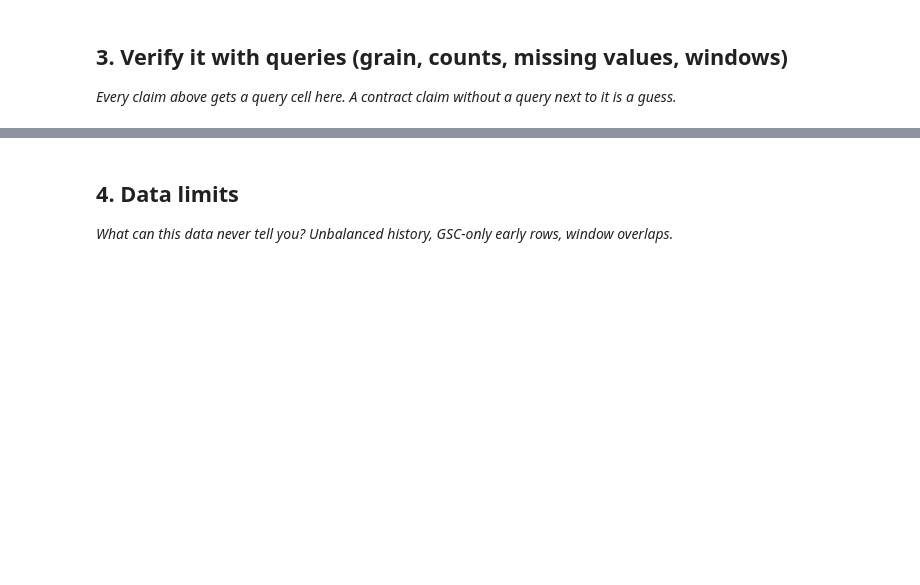
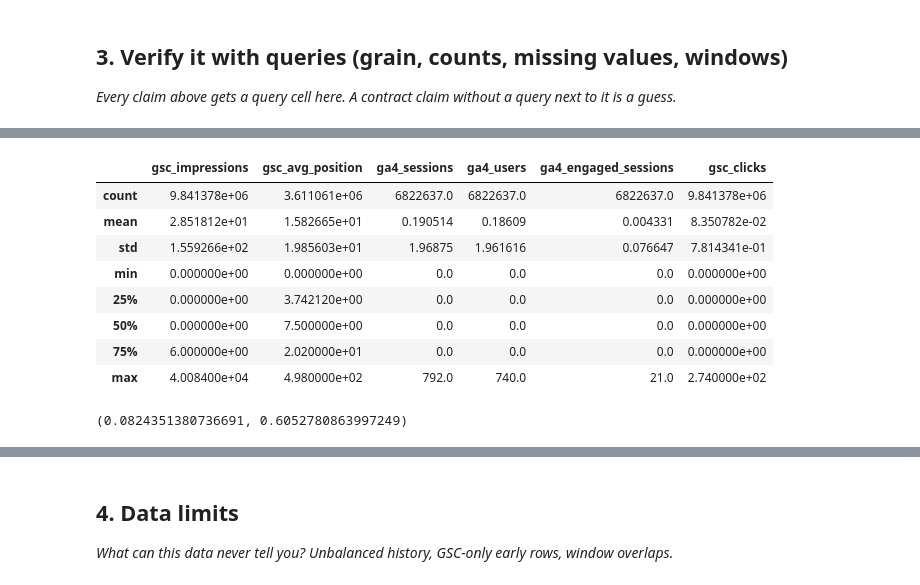
Before and after one commit to Rowan-ali/flyrank-ml-internship, a Jupyter notebook: work/notebooks/w03_data_contract.ipynb, the cells around one changed output, grey strips where cells are left out. Cells and saved outputs as stored; diff of their text form; code cells hidden in the pictures; blank space fills up the shorter version.

```diff
--- a/work/notebooks/w03_data_contract.ipynb
+++ b/work/notebooks/w03_data_contract.ipynb
@@ -29,0 +286,15 @@ This skeleton is yours to fill. Work the sections **in order** — each one has
+# %%
+feature_frame = con.sql(f"""
+SELECT
+    client_hash_id,
+    content_hash_id,
+    gsc_impressions,
+    gsc_avg_position,
+    ga4_sessions,
+    ga4_users,
+    ga4_engaged_sessions,
+    gsc_clicks
+FROM {MAR}
+""").df()
+
+feature_frame.head()
@@ -29,0 +335,58 @@ This skeleton is yours to fill. Work the sections **in order** — each one has
+# %%
+feature_frame.describe()
+# %% [output]
+|  | gsc_impressions | gsc_avg_position | ga4_sessions | ga4_users | ga4_engaged_sessions | gsc_clicks |
+| count | 9.841378e+06 | 3.611061e+06 | 6822637.0 | 6822637.0 | 6822637.0 | 9.841378e+06 |
+| mean | 2.851812e+01 | 1.582665e+01 | 0.190514 | 0.18609 | 0.004331 | 8.350782e-02 |
+| std | 1.559266e+02 | 1.985603e+01 | 1.96875 | 1.961616 | 0.076647 | 7.814341e-01 |
+| min | 0.000000e+00 | 0.000000e+00 | 0.0 | 0.0 | 0.0 | 0.000000e+00 |
+| 25% | 0.000000e+00 | 3.742120e+00 | 0.0 | 0.0 | 0.0 | 0.000000e+00 |
+| 50% | 0.000000e+00 | 7.500000e+00 | 0.0 | 0.0 | 0.0 | 0.000000e+00 |
+| 75% | 6.000000e+00 | 2.020000e+01 | 0.0 | 0.0 | 0.0 | 0.000000e+00 |
+| max | 4.008400e+04 | 4.980000e+02 | 792.0 | 740.0 | 21.0 | 2.740000e+02 |
+# %%
+from sklearn.model_selection import train_test_split
+from sklearn.pipeline import Pipeline
+from sklearn.impute import SimpleImputer
+from sklearn.ensemble import RandomForestRegressor
+from sklearn.metrics import mean_absolute_error, r2_score
+
+model_data = feature_frame.dropna(subset=["gsc_clicks"]).copy()
+
+features = [
+    "gsc_impressions",
+    "gsc_avg_position",
+    "ga4_sessions",
+    "ga4_users",
+    "ga4_engaged_sessions"
+]
+
+X = model_data[features]
+y = model_data["gsc_clicks"]
+
+X_train, X_test, y_train, y_test = train_test_split(
+    X,
+    y,
+    test_size=0.20,
+    random_state=42
+)
+
+honest_model = Pipeline([
+    ("imputer", SimpleImputer(strategy="median")),
+    ("model", RandomForestRegressor(
+        n_estimators=100,
+        random_state=42,
+        n_jobs=-1
+    ))
+])
+
+honest_model.fit(X_train, y_train)
+
+honest_pred = honest_model.predict(X_test)
+
+honest_mae = mean_absolute_error(y_test, honest_pred)
+honest_r2 = r2_score(y_test, honest_pred)
+
+honest_mae, honest_r2
+# %% [output]
+(0.0824351380736691, 0.6052780863997249)
```
Also changed, not shown: parts of 23 cells of this notebook.
